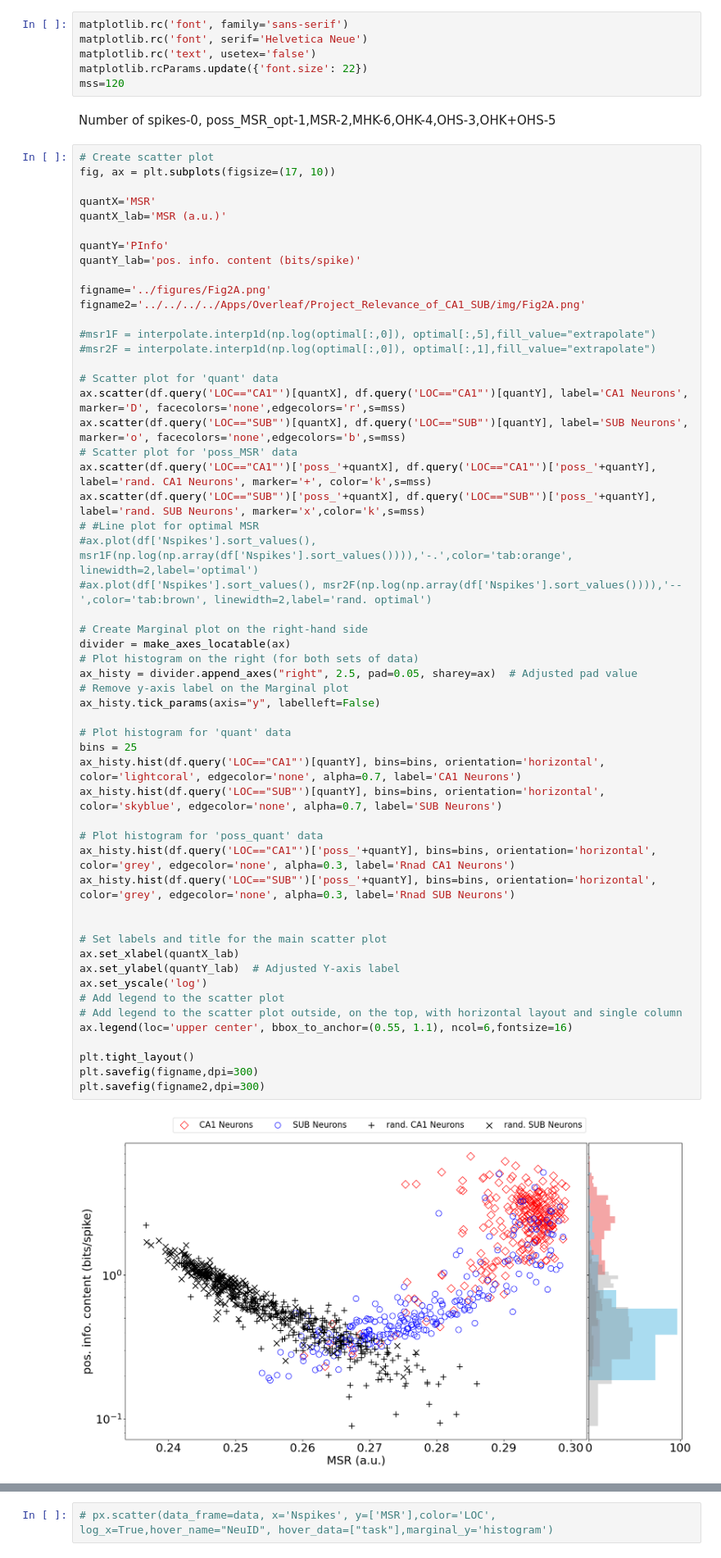
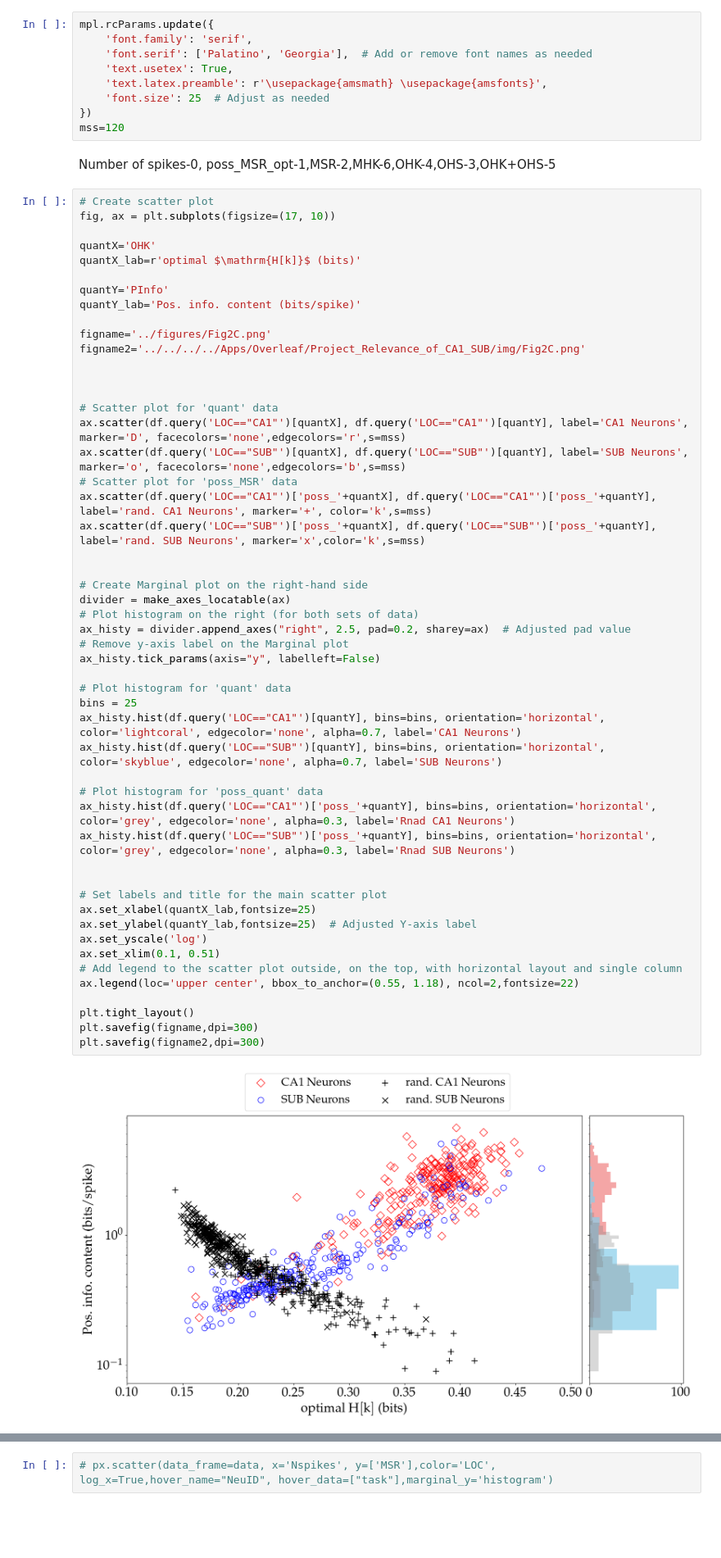
Before and after one commit to amisapta15/ResolutionRelevance, a Jupyter notebook: src/Fig_test_info.ipynb, the cells around one changed output, grey strips where cells are left out. Shown at 82% size. Saved outputs shown, nothing was run; the diff lists cells and outputs as text; blank space fills up the shorter version.

```diff
--- a/src/Fig_test_info.ipynb
+++ b/src/Fig_test_info.ipynb
@@ -50,69 +50,69 @@ import matplotlib
 import matplotlib.pyplot as plt
 from mpl_toolkits.axes_grid1 import make_axes_locatable
-# %%
-matplotlib.rc('font', family='sans-serif')
-matplotlib.rc('font', serif='Helvetica Neue')
-matplotlib.rc('text', usetex='false')
-matplotlib.rcParams.update({'font.size': 22})
-mss=120
+# %%
+mpl.rcParams.update({
+    'font.family': 'serif',
+    'font.serif': ['Palatino', 'Georgia'],  # Add or remove font names as needed
+    'text.usetex': True,
+    'text.latex.preamble': r'\usepackage{amsmath} \usepackage{amsfonts}',
+    'font.size': 25  # Adjust as needed
+})
+mss=120
 # %% [markdown]
 Number of spikes-0, poss_MSR_opt-1,MSR-2,MHK-6,OHK-4,OHS-3,OHK+OHS-5
 # %%
 # Create scatter plot
 fig, ax = plt.subplots(figsize=(17, 10))
 
-quantX='MSR'
-quantX_lab='MSR (a.u.)'
+quantX='OHK'
+quantX_lab=r'optimal $\mathrm{H[k]}$ (bits)'
 
 quantY='PInfo'
-quantY_lab='pos. info. content (bits/spike)'
+quantY_lab='Pos. info. content (bits/spike)'
 
-figname='../figures/Fig2A.png'
-figname2='../../../../Apps/Overleaf/Project_Relevance_of_CA1_SUB/img/Fig2A.png'
+figname='../figures/Fig2C.png'
+figname2='../../../../Apps/Overleaf/Project_Relevance_of_CA1_SUB/img/Fig2C.png'
 
-#msr1F = interpolate.interp1d(np.log(optimal[:,0]), optimal[:,5],fill_value="extrapolate")
-#msr2F = interpolate.interp1d(np.log(optimal[:,0]), optimal[:,1],fill_value="extrapolate")
+
 
 # Scatter plot for 'quant' data
 ax.scatter(df.query('LOC=="CA1"')[quantX], df.query('LOC=="CA1"')[quantY], label='CA1 Neurons', marker='D', facecolors='none',edgecolors='r',s=mss)
 ax.scatter(df.query('LOC=="SUB"')[quantX], df.query('LOC=="SUB"')[quantY], label='SUB Neurons', marker='o', facecolors='none',edgecolors='b',s=mss)
 # Scatter plot for 'poss_MSR' data
 ax.scatter(df.query('LOC=="CA1"')['poss_'+quantX], df.query('LOC=="CA1"')['poss_'+quantY], label='rand. CA1 Neurons', marker='+', color='k',s=mss)
 ax.scatter(df.query('LOC=="SUB"')['poss_'+quantX], df.query('LOC=="SUB"')['poss_'+quantY], label='rand. SUB Neurons', marker='x',color='k',s=mss)
-# #Line plot for optimal MSR
-#ax.plot(df['Nspikes'].sort_values(), msr1F(np.log(np.array(df['Nspikes'].sort_values()))),'-.',color='tab:orange', linewidth=2,label='optimal')
-#ax.plot(df['Nspikes'].sort_values(), msr2F(np.log(np.array(df['Nspikes'].sort_values()))),'--',color='tab:brown', linewidth=2,label='rand. optimal')
+
 
 # Create Marginal plot on the right-hand side
 divider = make_axes_locatable(ax)
 # Plot histogram on the right (for both sets of data)
-ax_histy = divider.append_axes("right", 2.5, pad=0.05, sharey=ax)  # Adjusted pad value
+ax_histy = divider.append_axes("right", 2.5, pad=0.2, sharey=ax)  # Adjusted pad value
 # Remove y-axis label on the Marginal plot
 ax_histy.tick_params(axis="y", labelleft=False)
 
 # Plot histogram for 'quant' data
 bins = 25
 ax_histy.hist(df.query('LOC=="CA1"')[quantY], bins=bins, orientation='horizontal', color='lightcoral', edgecolor='none', alpha=0.7, label='CA1 Neurons')
 ax_histy.hist(df.query('LOC=="SUB"')[quantY], bins=bins, orientation='horizontal', color='skyblue', edgecolor='none', alpha=0.7, label='SUB Neurons')
 
 # Plot histogram for 'poss_quant' data
 ax_histy.hist(df.query('LOC=="CA1"')['poss_'+quantY], bins=bins, orientation='horizontal', color='grey', edgecolor='none', alpha=0.3, label='Rnad CA1 Neurons')
 ax_histy.hist(df.query('LOC=="SUB"')['poss_'+quantY], bins=bins, orientation='horizontal', color='grey', edgecolor='none', alpha=0.3, label='Rnad SUB Neurons')
 
 
 # Set labels and title for the main scatter plot
-ax.set_xlabel(quantX_lab)
-ax.set_ylabel(quantY_lab)  # Adjusted Y-axis label
+ax.set_xlabel(quantX_lab,fontsize=25)
+ax.set_ylabel(quantY_lab,fontsize=25)  # Adjusted Y-axis label
 ax.set_yscale('log')
-# Add legend to the scatter plot
+ax.set_xlim(0.1, 0.51)
 # Add legend to the scatter plot outside, on the top, with horizontal layout and single column
-ax.legend(loc='upper center', bbox_to_anchor=(0.55, 1.1), ncol=6,fontsize=16)
+ax.legend(loc='upper center', bbox_to_anchor=(0.55, 1.18), ncol=2,fontsize=22)
 
 plt.tight_layout()
 plt.savefig(figname,dpi=300)
 plt.savefig(figname2,dpi=300)
 # %% [output]
-[figure, old version]
+[figure, new version]
 # %%
 import plotly.express as px
 
```
Also changed, not shown: parts of 1 cell of this notebook, 1 other file.
